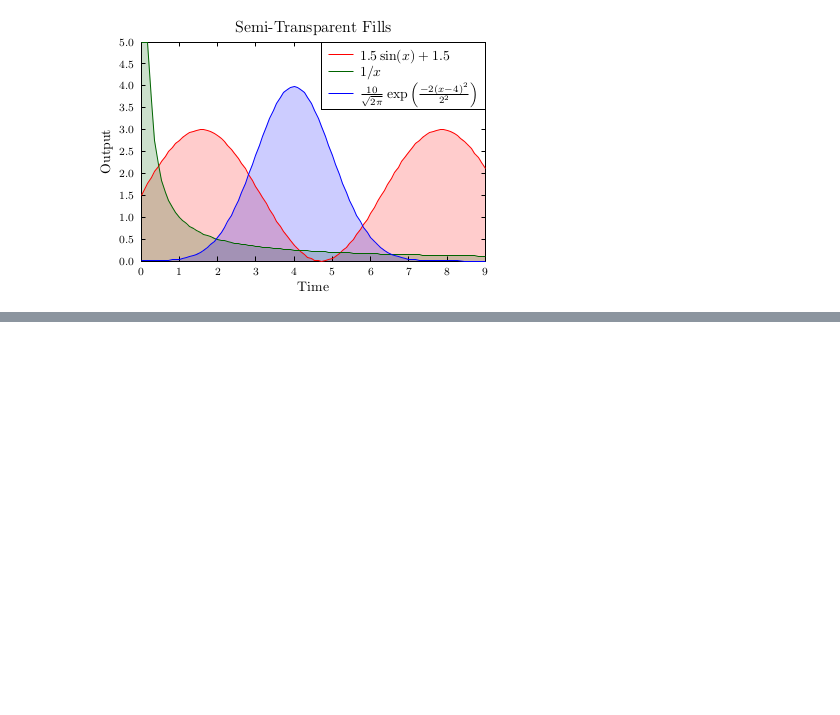
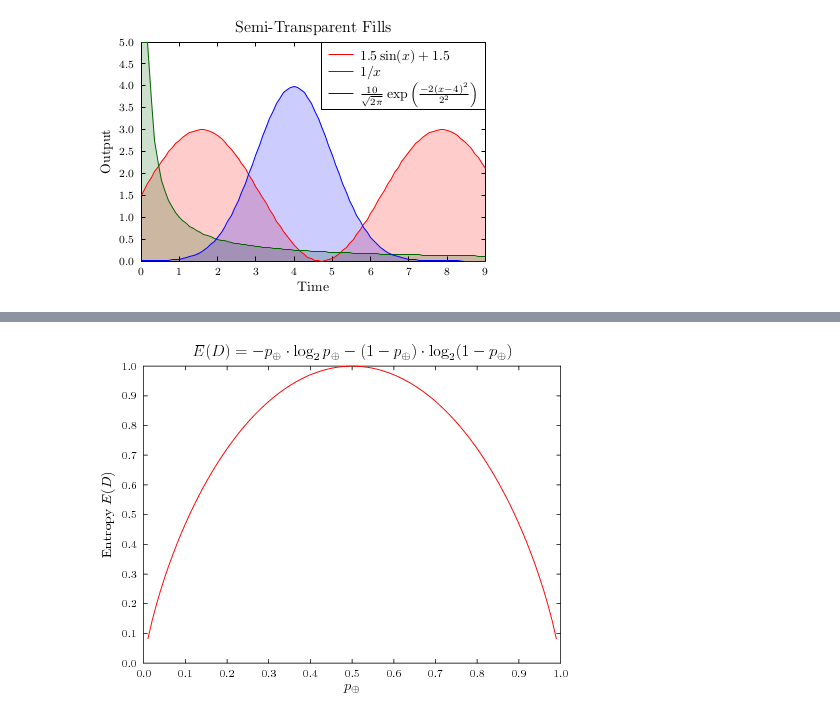
Before and after one commit to tlienart/GPlotExamples.jl, a Jupyter notebook: 6|10-GLE-2D-complex1.ipynb, the cells around one changed output, grey strips where cells are left out. Drawn from its saved outputs; the diff is of its cells as text; code cells hidden in the pictures; blank space fills up the shorter version.

```diff
--- a/4|10-GLE-2D-complex1.ipynb
+++ b/6|10-GLE-2D-complex1.ipynb
@@ -145,0 +149,14 @@ WARNING: Workqueue inconsistency detected: popfirst!(Workqueue).state != :queued
+# %%
+Figure(tex=true)
+
+x = range(0, stop=1, length=100)
+
+plot(x, map(x->-x * log2(x) - (1-x)*log2(1-x), x), col="red")
+
+title(t"$E(D) = -p_{\oplus}\cdot\log_2 p_{\oplus} - (1-p_{\oplus})\cdot\log_2(1-p_{\oplus})$")
+xlabel(t"$p_\oplus$")
+ylabel(t"Entropy $E(D)$")
+
+preview(gcf())
+# %% [output]
+[figure, added]
```
Also changed, not shown: parts of 6 cells of this notebook, 4 other files.
